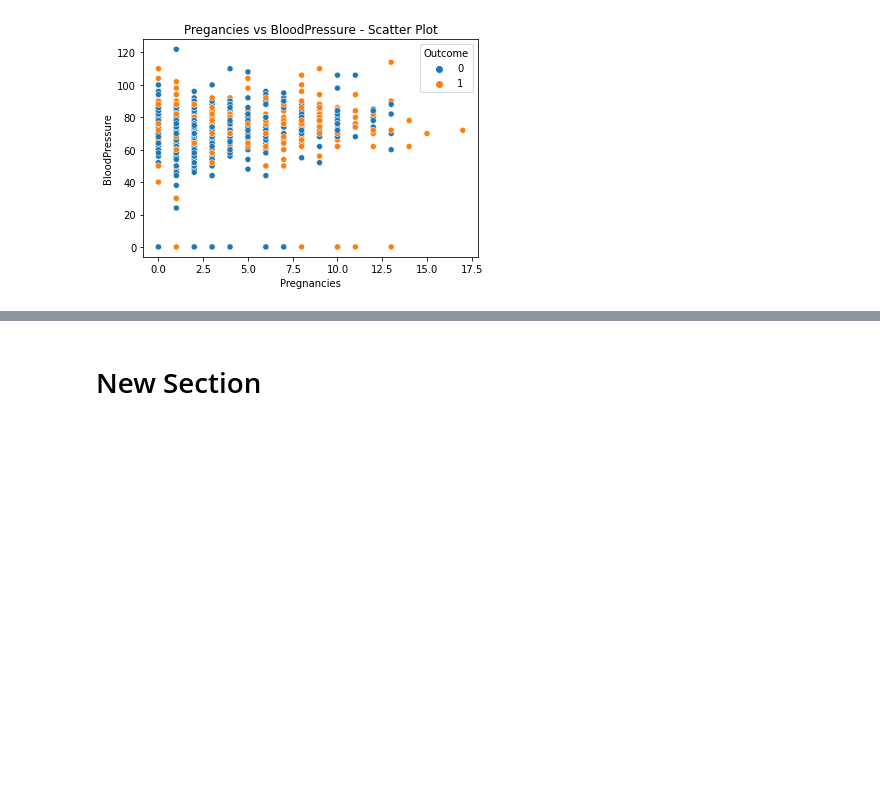
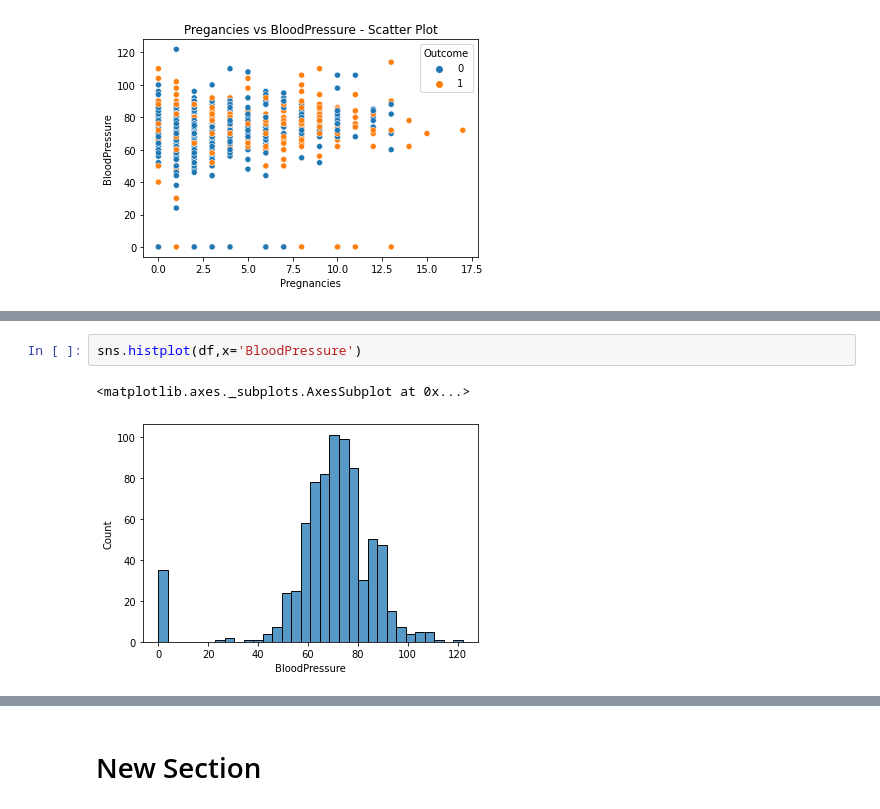
Before and after one commit to DineshAnalyticsandAI/Diabetes-Detection, a Jupyter notebook: Diabetes_Detection.ipynb, the cells around one changed output, grey strips where cells are left out. Cells and saved outputs as stored; diff of their text form; blank space fills up the shorter version.

```diff
--- a/Diabetes_Detection.ipynb
+++ b/Diabetes_Detection.ipynb
@@ -164,0 +180,5 @@ Text(0.5, 1.0, 'Pregancies vs BloodPressure - Scatter Plot')
+# %%
+sns.histplot(df,x='BloodPressure')
+# %% [output]
+<matplotlib.axes._subplots.AxesSubplot at 0x...>
+[figure, added]
```
Also changed, not shown: parts of 9 cells of this notebook.
